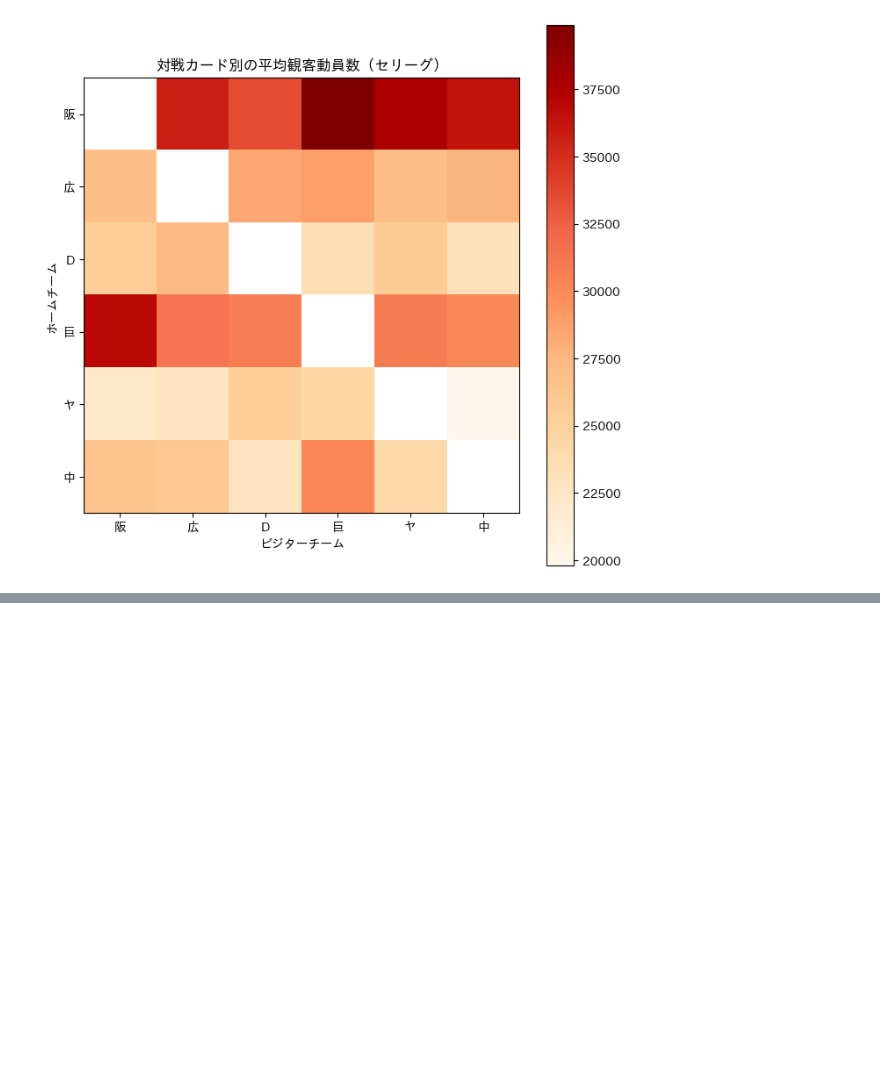
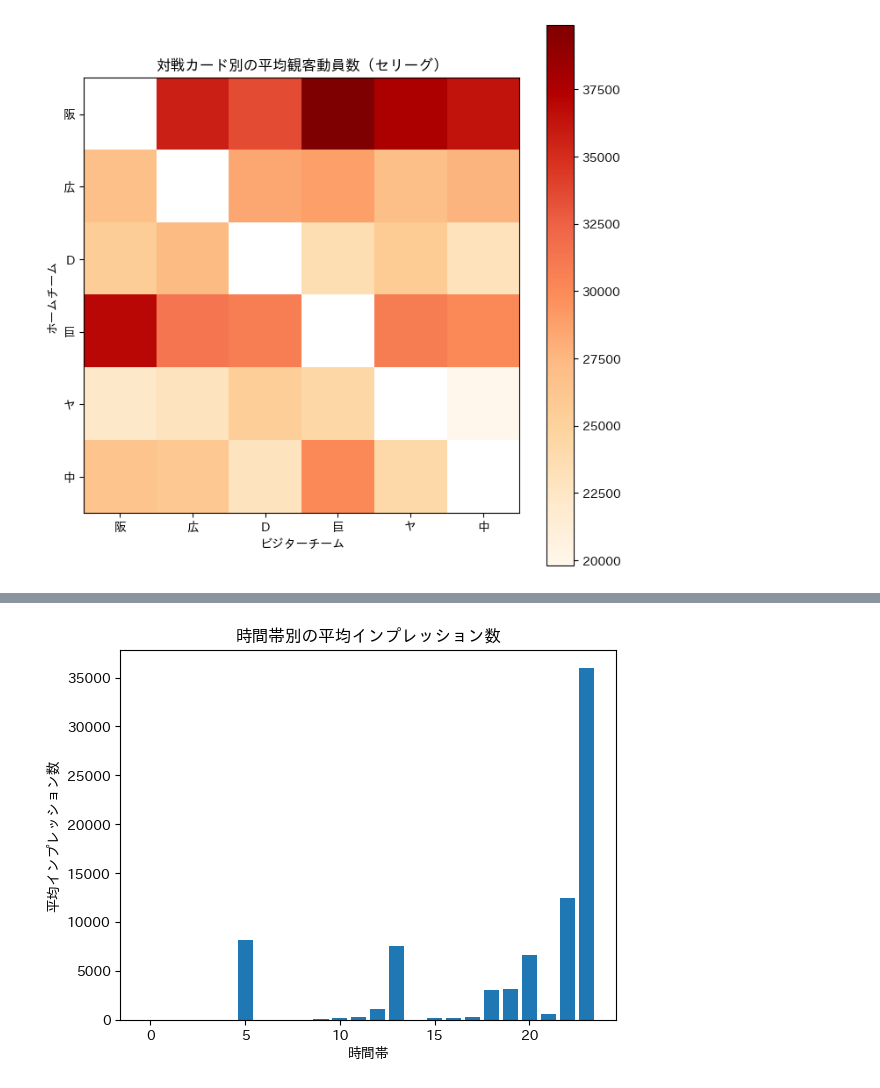
Before and after one commit to hitomitsu50/SportsData_Portfolio, a Jupyter notebook: プロ野球12球団顧客分析.ipynb, the cells around one changed output, grey strips where cells are left out. Drawn from its saved outputs; the diff is of its cells as text; code cells hidden in the pictures; blank space fills up the shorter version.

```diff
--- a/プロ野球12球団顧客分析.ipynb
+++ b/プロ野球12球団顧客分析.ipynb
@@ -247,0 +301,16 @@ plt.show()
+# %%
+#データ格納用のリストを作成
+x,y=[],[]
+#0時台から23時までのツイートを順に抽出し、インプレッション数の平均をyに格納
+for i in range(24):
+  x.append(i)
+  time_sweet=df[df["時"]==i]
+  y.append(time_sweet["インプレッション"].mean())
+#棒グラフの作成
+plt.bar(x,y)
+plt.title("時間帯別の平均インプレッション数")
+plt.xlabel("時間帯")
+plt.ylabel("平均インプレッション数")
+plt.show()
+# %% [output]
+[figure, added]
```
Also changed, not shown: parts of 5 cells of this notebook.
